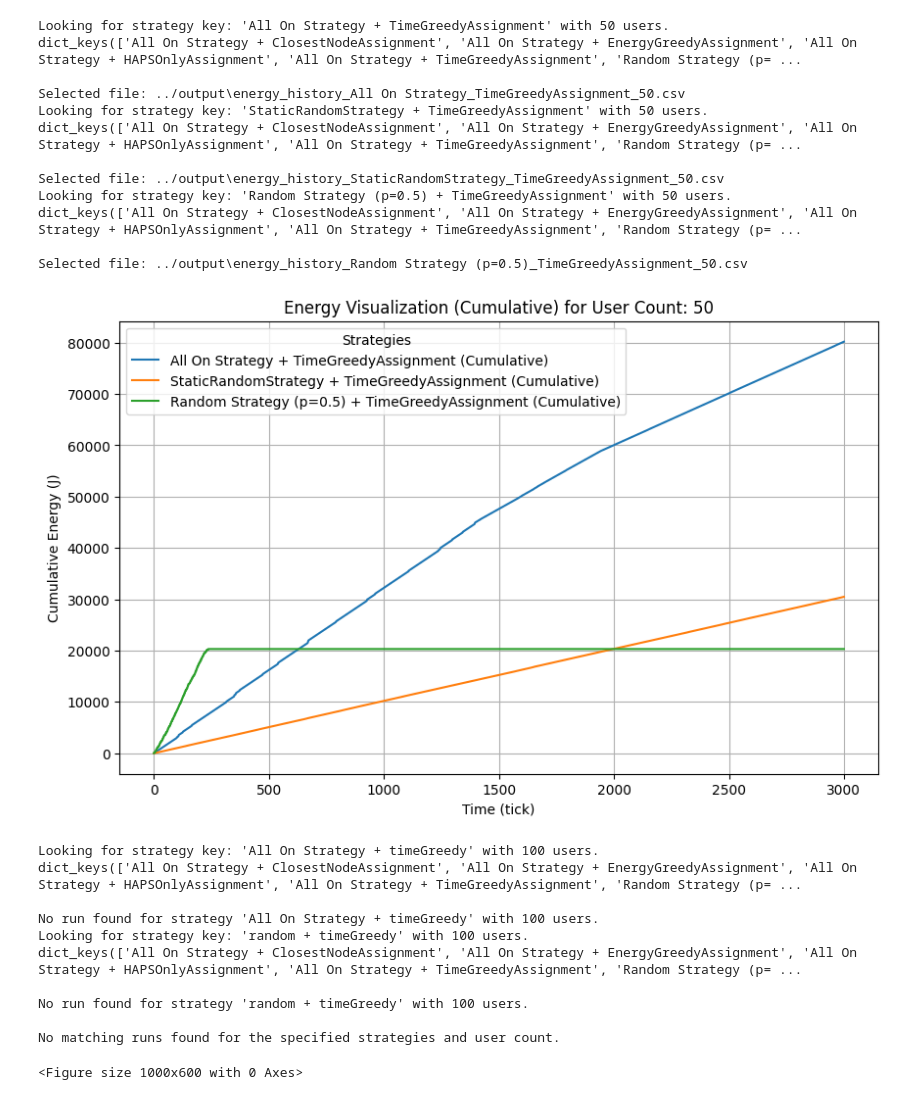
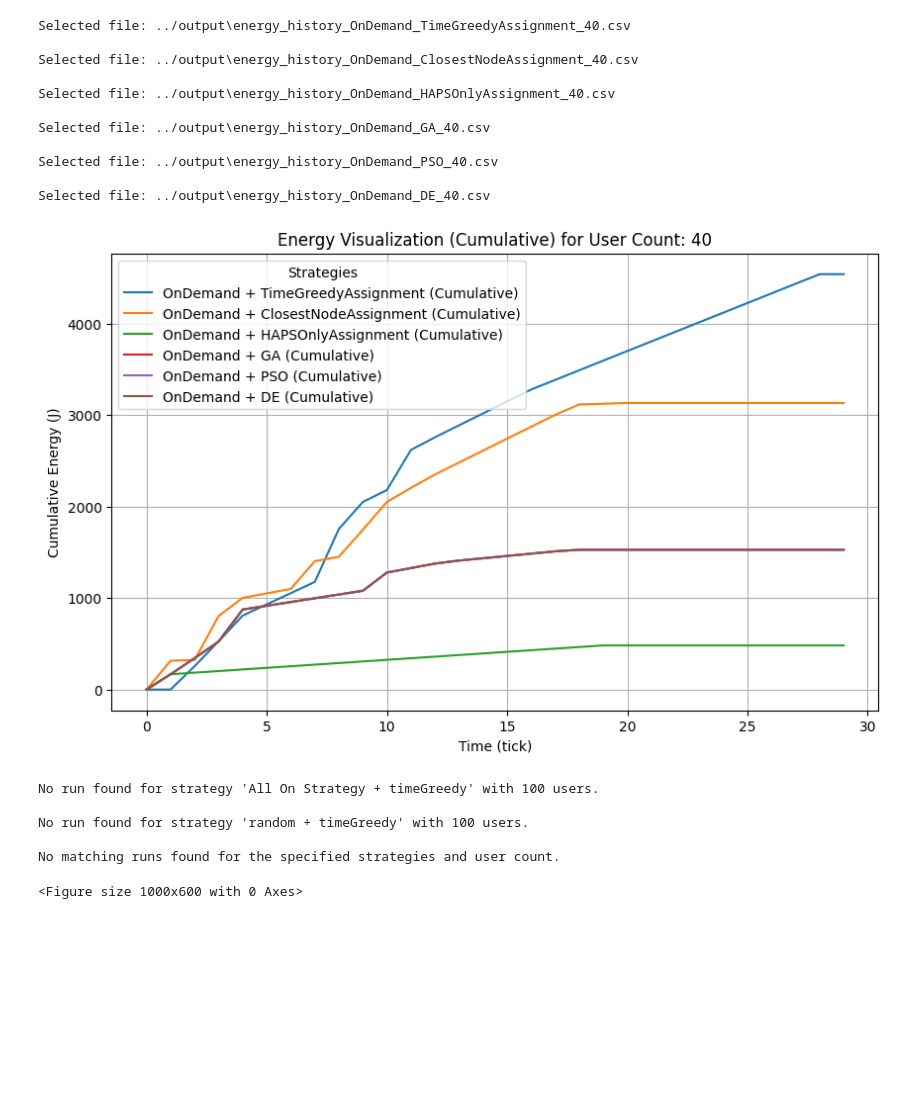
Before and after one commit to SimonR99/OptimisationNTN, a Jupyter notebook: analyse/energy.ipynb, the cells around one changed output. Cells and saved outputs as stored; diff of their text form; code cells hidden in the pictures; blank space fills up the shorter version.

Commit message:
add energy grapgh compute

```diff
--- a/analyse/energy.ipynb
+++ b/analyse/energy.ipynb
@@ -62,12 +62,9 @@ def plot_energy(
     for ps in power_strategy:
         for as_ in assignment_strategy:
             strategy_key = f"{ps} + {as_}"
-            print(
-                f"Looking for strategy key: '{strategy_key}' with {user_count} users."
-            )
+
 
             # Find matching runs
-            print(dict_df.keys())
             runs = dict_df.get(strategy_key, [])
             selected_run = next(
                 (run for run in runs if run["user_count"] == user_count), None
@@ -127,31 +124,26 @@ len(dict_df)
 # %%
 # Example: Plot cumulative energy for selected strategies and assignments
 plot_energy(
     dict_df,
-    power_strategy=[
-        "All On Strategy",
-        "StaticRandomStrategy",
-        "Random Strategy (p=0.5)",
-    ],
-    assignment_strategy=["TimeGreedyAssignment"],
-    user_count=50,
+    power_strategy=["OnDemand"],
+    assignment_strategy=["TimeGreedyAssignment", "ClosestNodeAssignment", "HAPSOnlyAssignment", "GA", "PSO", "DE"],
+    user_count=40,
     mode="cumulative",  # "cumulative" or "per_tick"
     # include_nodes=["HAPS 0"]  # Optional: Include specific nodes
 )
 # %% [output]
-Looking for strategy key: 'All On Strategy + TimeGreedyAssignment' with 50 users.
-dict_keys(['All On Strategy + ClosestNodeAssignment', 'All On Strategy + EnergyGreedyAssignment', 'All On Strategy + HAPSOnlyAssignment', 'All On Strategy + TimeGreedyAssignment', 'Random Strategy (p= ...
+Selected file: ../output\energy_history_OnDemand_TimeGreedyAssignment_40.csv
 
-Selected file: ../output\energy_history_All On Strategy_TimeGreedyAssignment_50.csv
-Looking for strategy key: 'StaticRandomStrategy + TimeGreedyAssignment' with 50 users.
-dict_keys(['All On Strategy + ClosestNodeAssignment', 'All On Strategy + EnergyGreedyAssignment', 'All On Strategy + HAPSOnlyAssignment', 'All On Strategy + TimeGreedyAssignment', 'Random Strategy (p= ...
+Selected file: ../output\energy_history_OnDemand_ClosestNodeAssignment_40.csv
 
-Selected file: ../output\energy_history_StaticRandomStrategy_TimeGreedyAssignment_50.csv
-Looking for strategy key: 'Random Strategy (p=0.5) + TimeGreedyAssignment' with 50 users.
-dict_keys(['All On Strategy + ClosestNodeAssignment', 'All On Strategy + EnergyGreedyAssignment', 'All On Strategy + HAPSOnlyAssignment', 'All On Strategy + TimeGreedyAssignment', 'Random Strategy (p= ...
+Selected file: ../output\energy_history_OnDemand_HAPSOnlyAssignment_40.csv
 
-Selected file: ../output\energy_history_Random Strategy (p=0.5)_TimeGreedyAssignment_50.csv
+Selected file: ../output\energy_history_OnDemand_GA_40.csv
+
+Selected file: ../output\energy_history_OnDemand_PSO_40.csv
+
+Selected file: ../output\energy_history_OnDemand_DE_40.csv
-[figure, old version]
+[figure, new version]
 # %%
 # Example: Plot energy consumption per tick
 plot_energy(
@@ -163,12 +155,7 @@ plot_energy(
     exclude_nodes=["LEO 0"],  # Optional: Exclude specific nodes
 )
 # %% [output]
-Looking for strategy key: 'All On Strategy + timeGreedy' with 100 users.
-dict_keys(['All On Strategy + ClosestNodeAssignment', 'All On Strategy + EnergyGreedyAssignment', 'All On Strategy + HAPSOnlyAssignment', 'All On Strategy + TimeGreedyAssignment', 'Random Strategy (p= ...
-
 No run found for strategy 'All On Strategy + timeGreedy' with 100 users.
-Looking for strategy key: 'random + timeGreedy' with 100 users.
-dict_keys(['All On Strategy + ClosestNodeAssignment', 'All On Strategy + EnergyGreedyAssignment', 'All On Strategy + HAPSOnlyAssignment', 'All On Strategy + TimeGreedyAssignment', 'Random Strategy (p= ...
 
 No run found for strategy 'random + timeGreedy' with 100 users.
 
```
Also changed, not shown: parts of 1 cell of this notebook, 7 other files.
